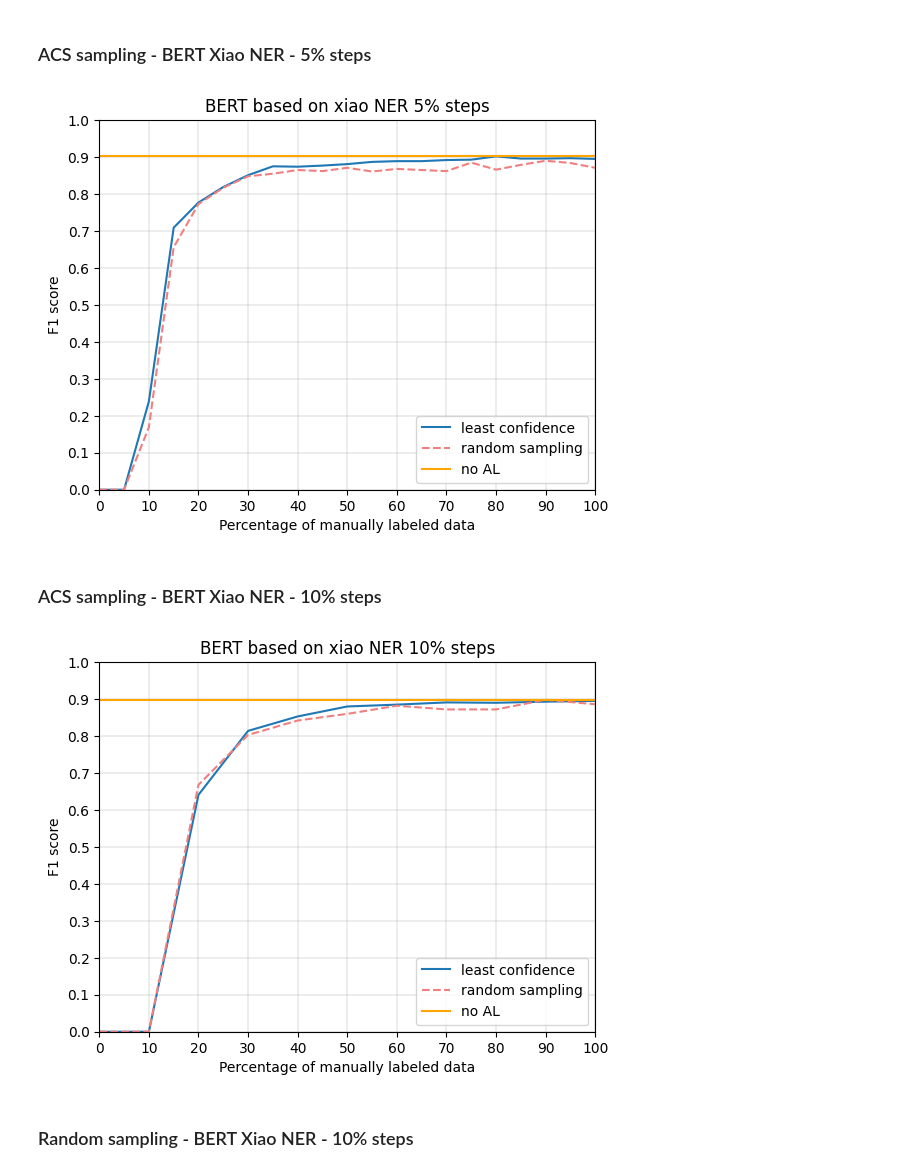
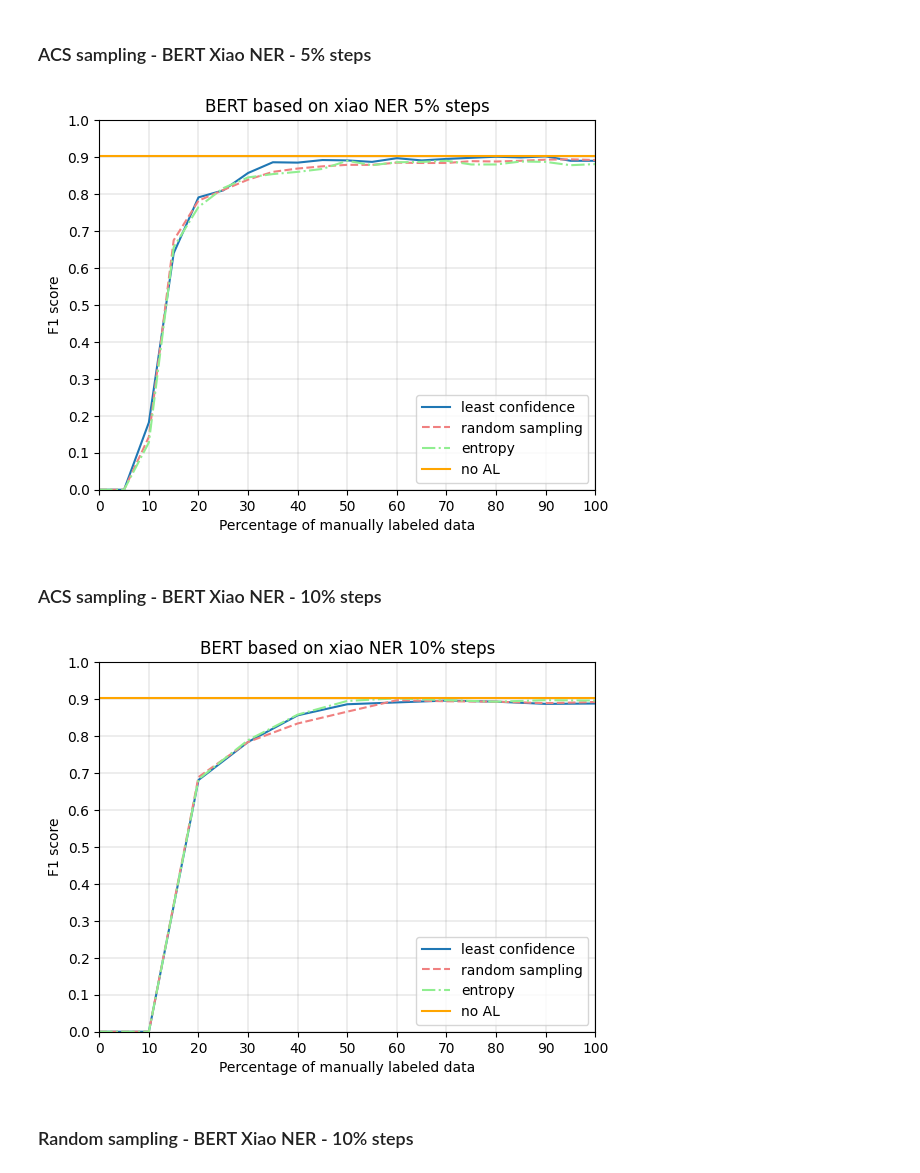
Before and after one commit to dkxiao/al-nlp-req, a Jupyter notebook: visualization/learning_curves.ipynb, the cells around one changed output. Saved outputs shown, nothing was run; the diff lists cells and outputs as text; code cells hidden in the pictures.

```diff
--- a/visualization/learning_curves.ipynb
+++ b/visualization/learning_curves.ipynb
@@ -75,35 +80,40 @@ len(score_f1_ACS)
 score_f1_ACS = [0,0.000,0.182,0.640,0.791,0.810,0.857,0.886,0.885,0.892,0.891,0.887,0.897,0.891,0.895,0.898,0.901,0.899,0.902,0.890,0.890]
 score_accuracy_ACS = [0,0.475,0.621,0.810,0.890,0.919,0.935,0.941,0.943,0.942,0.945,0.941,0.945,0.944,0.943,0.946,0.946,0.946,0.946,0.945,0.942]
 
 # score_f1_ACS = [0,0.000,0.239,0.709,0.777,0.819,0.851,0.875,0.874,0.877,0.881,0.887,0.889,0.889,0.892,0.893,0.902,0.896,0.896,0.897,0.895]
 # score_accuracy_ACS = [0,0.476,0.629,0.812,0.884,0.915,0.935,0.939,0.939,0.940,0.941,0.942,0.946,0.946,0.947,0.948,0.948,0.949,0.948,0.950,0.948]
 
 # shuffled (seed 42)
 score_f1_RS =[0,0.000,0.143,0.675,0.782,0.811,0.839,0.860,0.869,0.875,0.879,0.879,0.885,0.884,0.884,0.889,0.888,0.890,0.893,0.894,0.892]
 score_accuracy_RS = [0,0.475,0.627,0.820,0.891,0.921,0.932,0.939,0.937,0.940,0.942,0.943,0.945,0.945,0.947,0.944,0.943,0.943,0.945,0.944,0.943]
 
 # score_f1_RS = [0,0.000,0.169,0.656,0.773,0.817,0.848,0.855,0.865,0.862,0.871,0.861,0.868,0.865,0.862,0.885,0.866,0.879,0.890,0.884,0.871]
 # score_accuracy_RS  = [0,0.475,0.611,0.810,0.891,0.920,0.927,0.927,0.934,0.931,0.938,0.932,0.933,0.934,0.931,0.939,0.935,0.938,0.941,0.936,0.935]
 
+score_f1_EN = [0, 0.0, 0.128, 0.656, 0.765, 0.816, 0.845, 0.854, 0.86, 0.868, 0.89, 0.878, 0.886, 0.887, 0.89, 0.88, 0.88, 0.888, 0.887, 0.878, 0.881]
+
 steps_absolute = list(np.linspace(0, 600, 20+1))
 steps_relative = list(x/6 for x in steps_absolute)
 
 plt.plot(steps_relative, score_f1_ACS, label='least confidence')
 plt.plot(steps_relative, score_f1_RS, label='random sampling', linestyle = '--', color = 'lightcoral')
-plt.axhline(y=max(max(score_f1_ACS),max(score_f1_RS)), color='orange', label='no AL')
+plt.plot(steps_relative, score_f1_EN, label='entropy', linestyle = '-.', color = 'lightgreen')
+
+ymax = max(max(score_f1_ACS),max(score_f1_RS),max(score_f1_EN))
+plt.axhline(y=ymax, color='orange', label='no AL')
 plt.xlim([0, 100])
 plt.ylim([0, 1])
 plt.title("BERT based on xiao NER 5% steps")
 plt.xlabel('Percentage of manually labeled data')
 plt.xticks(list(np.linspace(0, 100, 11)))
 plt.ylabel('F1 score')
 plt.yticks(list(np.linspace(0, 1, 11)))
 plt.legend(loc='lower right')
 plt.grid(color='grey', linewidth=0.2)
 # plt.ylabel('Accuracy score')
 plt.show()
 # %% [output]
-[figure, old version]
+[figure, new version]
 # %% [markdown]
 ### ACS sampling - BERT Xiao NER - 10% steps
 # %%
@@ -127,19 +137,24 @@ score_accuracy_ACS = [0,0.496,0.836,0.894,0.934,0.943,0.945,0.945,0.944,0.942,0.
 # score_accuracy_ACS = [0,0.479,0.818,0.913,0.937,0.941,0.943,0.945,0.945,0.945,0.945]
 
 # shuffled (seed 42)
-score_f1_RS = [0,0.000,0.689,0.784,0.834,0.866,0.897,0.894,0.893,0.889,0.892]
+score_f1_RS = [0, 0.000, 0.689, 0.784, 0.834, 0.866, 0.897, 0.894, 0.893, 0.889, 0.892]
 score_accuracy_RS = [0,0.480,0.817,0.908,0.932,0.941,0.946,0.946,0.946,0.945,0.945]
 
 # score_f1_RS = [0,0.000,0.668,0.803,0.842,0.860,0.882,0.872,0.872,0.898,0.886]
 # score_accuracy_RS = [0,0.487,0.807,0.910,0.929,0.933,0.932,0.933,0.933,0.940,0.939]
+
+score_f1_EN = [0, 0.0, 0.683, 0.789, 0.858, 0.895, 0.902, 0.897, 0.893, 0.897, 0.896]
 
 steps_absolute = list(np.linspace(0, 600, 10+1))
 steps_relative = list(x/6 for x in steps_absolute)
 
 plt.plot(steps_relative, score_f1_ACS, label='least confidence')
 plt.plot(steps_relative, score_f1_RS, label='random sampling', linestyle = '--', color = 'lightcoral')
+plt.plot(steps_relative, score_f1_EN, label='entropy', linestyle = '-.', color = 'lightgreen')
+
+ymax = max(max(score_f1_ACS),max(score_f1_RS),max(score_f1_EN))
 # plt.plot(steps_relative, score_accuracy)
-plt.axhline(y=max(max(score_f1_ACS),max(score_f1_RS)), color='orange', label='no AL')
+plt.axhline(y=ymax, color='orange', label='no AL')
 plt.xlim([0, 100])
 plt.ylim([0, 1])
 plt.title("BERT based on xiao NER 10% steps")
@@ -152,7 +167,7 @@ plt.grid(color='grey', linewidth=0.2)
 # plt.ylabel('Accuracy score')
 plt.show()
 # %% [output]
-[figure, old version]
+[figure, new version]
 # %% [markdown]
 ### Random sampling - BERT Xiao NER - 10% steps
 # %%
```
Also changed, not shown: parts of 4 cells of this notebook, 2 other files.
